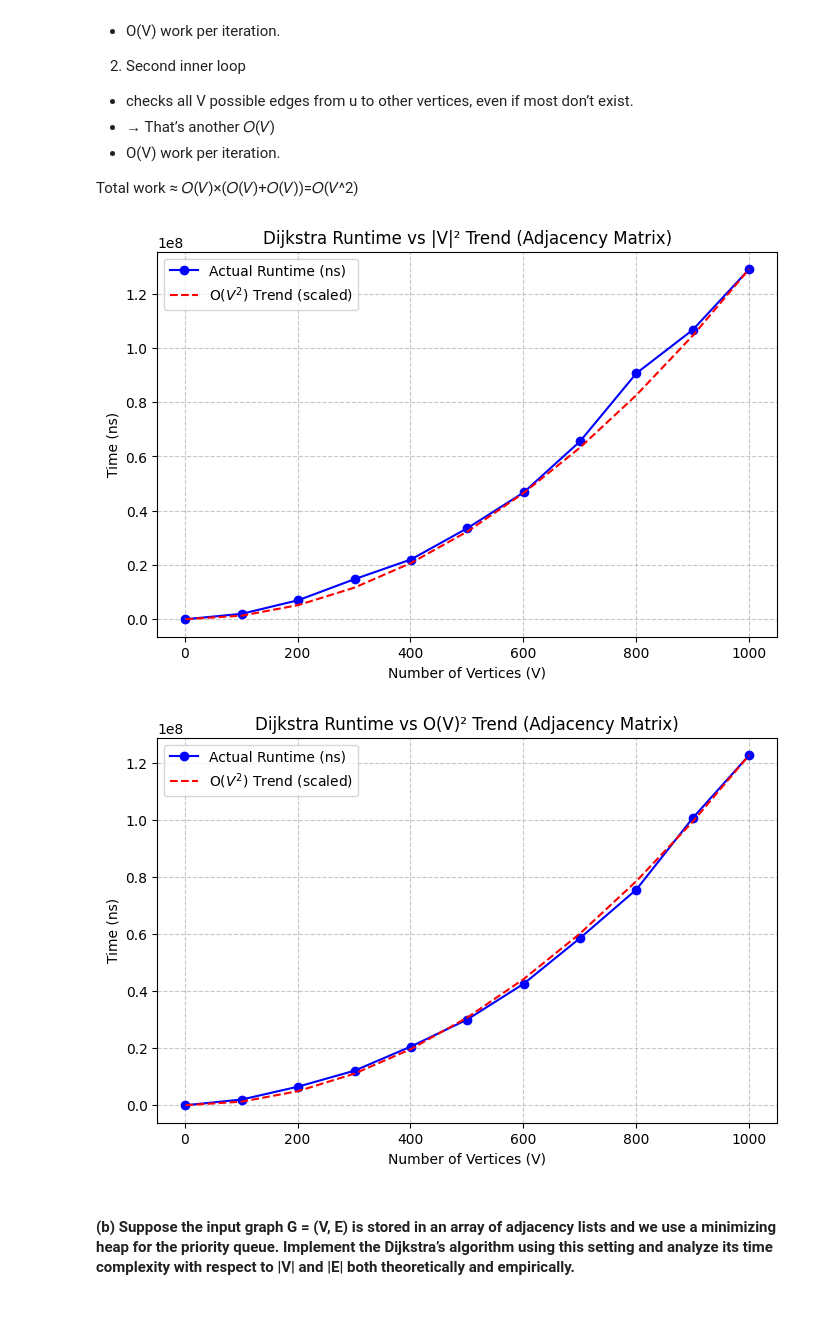
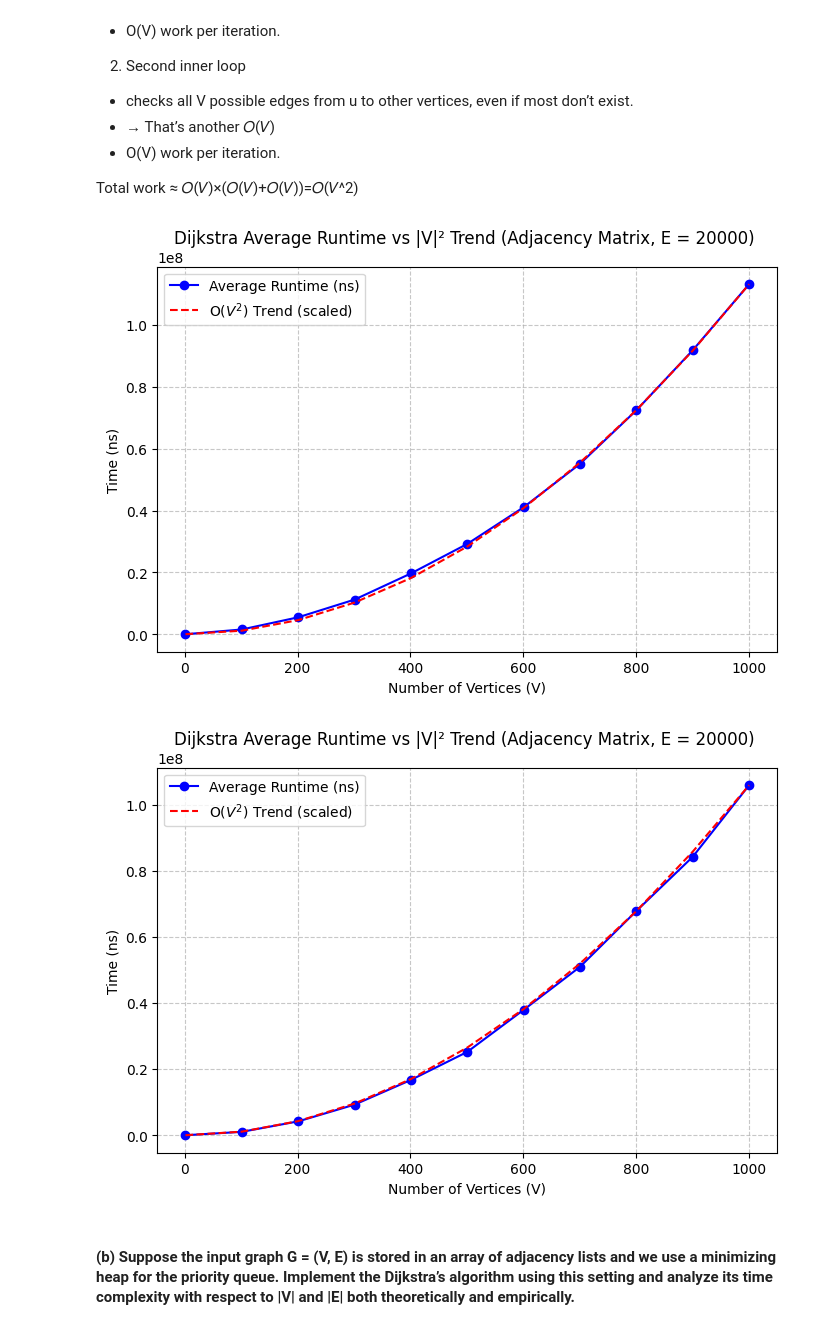
Before and after one commit to khorhaojun/sc2001-sdad-team2, a Jupyter notebook: Assignment2/Assignment2.ipynb, the cells around one changed output. Saved outputs shown, nothing was run; the diff lists cells and outputs as text; code cells hidden in the pictures.

```diff
--- a/Assignment2/Assignment2.ipynb
+++ b/Assignment2/Assignment2.ipynb
@@ -9,7 +9,7 @@ import math
 # %% [markdown]
 #### (a) Suppose the input graph G = (V, E) is stored in an adjacency matrix and we use an array for the priority queue. Implement the Dijkstra’s algorithm using this setting and analyze its time complexity with respect to |V| and |E| both theoretically and empirically.
 # %%
-def createGraph(V, E):
+def create_adj_matrix(V, E):
     adj_matrix = [[float("inf")] * V for _ in range(V)]
     maxEdges = V*(V-1)
     edges = min(maxEdges, E)
@@ -23,7 +23,7 @@ def createGraph(V, E):
             i+=1
     return adj_matrix
 
-def dijkstra_matrix(graph, src):
+def dijkstra_array(graph, src):
     V = len(graph)
     dist = [float("inf")] * V
     visited = [False] * V
@@ -61,73 +61,83 @@ Let’s break it down:
 
 Total work ≈ 𝑂(𝑉)×(𝑂(𝑉)+𝑂(𝑉))=𝑂(𝑉^2)
 # %%
-def test_performance():
+def test_performance_avg_dense():
     results = []
+    runs = 10
+    E = 20000
     for V in range(1, 1002, 100):
-        E = 20000
-        graph = createGraph(V, E)
-        start = time.time_ns()
-        comparisons = dijkstra_matrix(graph, 0)
-        end = time.time_ns()
-        results.append((V, E, comparisons, end - start))
+        total_time = 0
+        for _ in range(runs):
+            graph = create_adj_matrix(V, E)
+            start = time.time_ns()
+            comparisons = dijkstra_array(graph, 0)
+            end = time.time_ns()
+            total_time += (end - start)
+        avg_time = total_time / runs
+        results.append((V, E, avg_time))
 
     # Extract data
     Vs = [r[0] for r in results]
-    times = [r[3] for r in results]
+    avg_times = [r[2] for r in results]
 
     # Normalize V^2 curve to similar scale as actual time
     v2_values = [v**2 for v in Vs]
-    scale_factor = max(times) / max(v2_values)
+    scale_factor = max(avg_times) / max(v2_values)
     v2_scaled = [x * scale_factor for x in v2_values]
 
     # Plot runtime vs V and V² trendline
     plt.figure(figsize=(8,5))
-    plt.plot(Vs, times, marker='o', linestyle='-', color='blue', label='Actual Runtime (ns)')
+    plt.plot(Vs, avg_times, marker='o', linestyle='-', color='blue', label='Average Runtime (ns)')
     plt.plot(Vs, v2_scaled, linestyle='--', color='red', label=r'O($V^2$) Trend (scaled)')
     plt.xlabel("Number of Vertices (V)")
     plt.ylabel("Time (ns)")
-    plt.title("Dijkstra Runtime vs |V|² Trend (Adjacency Matrix)")
+    plt.title("Dijkstra Average Runtime vs |V|² Trend (Adjacency Matrix, E = 20000) ")
     plt.grid(True, linestyle='--', alpha=0.7)
     plt.legend()
     plt.show()
 
-test_performance()
+test_performance_avg_dense()
 # %% [output]
-[figure, old version]
+[figure, new version]
 # %%
-def test_performance():
+def test_performance_avg_sparse():
     results = []
+    runs = 10
+    E = 50
     for V in range(1, 1002, 100):
-        E = 50
-        graph = createGraph(V, E)
-        start = time.time_ns()
-        comparisons = dijkstra_matrix(graph, 0)
-        end = time.time_ns()
-        results.append((V, E, comparisons, end - start))
+        total_time = 0
+        for _ in range(runs):
+            graph = create_adj_matrix(V, E)
+            start = time.time_ns()
+            comparisons = dijkstra_array(graph, 0)
+            end = time.time_ns()
+            total_time += (end - start)
+        avg_time = total_time / runs
+        results.append((V, E, avg_time))
 
     # Extract data
     Vs = [r[0] for r in results]
-    times = [r[3] for r in results]
+    avg_times = [r[2] for r in results]
 
     # Normalize V^2 curve to similar scale as actual time
     v2_values = [v**2 for v in Vs]
-    scale_factor = max(times) / max(v2_values)
+    scale_factor = max(avg_times) / max(v2_values)
     v2_scaled = [x * scale_factor for x in v2_values]
 
     # Plot runtime vs V and V² trendline
     plt.figure(figsize=(8,5))
-    plt.plot(Vs, times, marker='o', linestyle='-', color='blue', label='Actual Runtime (ns)')
+    plt.plot(Vs, avg_times, marker='o', linestyle='-', color='blue', label='Average Runtime (ns)')
     plt.plot(Vs, v2_scaled, linestyle='--', color='red', label=r'O($V^2$) Trend (scaled)')
     plt.xlabel("Number of Vertices (V)")
     plt.ylabel("Time (ns)")
-    plt.title("Dijkstra Runtime vs O(V)² Trend (Adjacency Matrix)")
+    plt.title("Dijkstra Average Runtime vs |V|² Trend (Adjacency Matrix, E = 20000) ")
     plt.grid(True, linestyle='--', alpha=0.7)
     plt.legend()
     plt.show()
 
-test_performance()
+test_performance_avg_sparse()
 # %% [output]
-[figure, old version]
+[figure, new version]
 # %% [markdown]
 #### (b) Suppose the input graph G = (V, E) is stored in an array of adjacency lists and we use a minimizing heap for the priority queue. Implement the Dijkstra’s algorithm using this setting and analyze its time complexity with respect to |V| and |E| both theoretically and empirically.
 # %%
```
Also changed, not shown: parts of 7 cells of this notebook, 1 other file.
